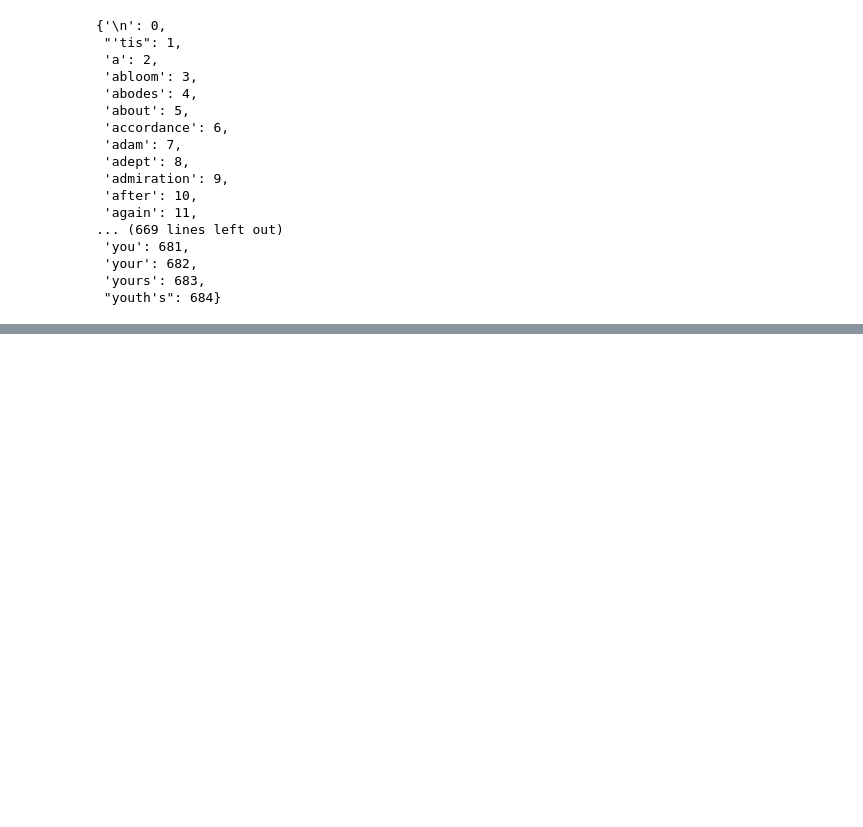
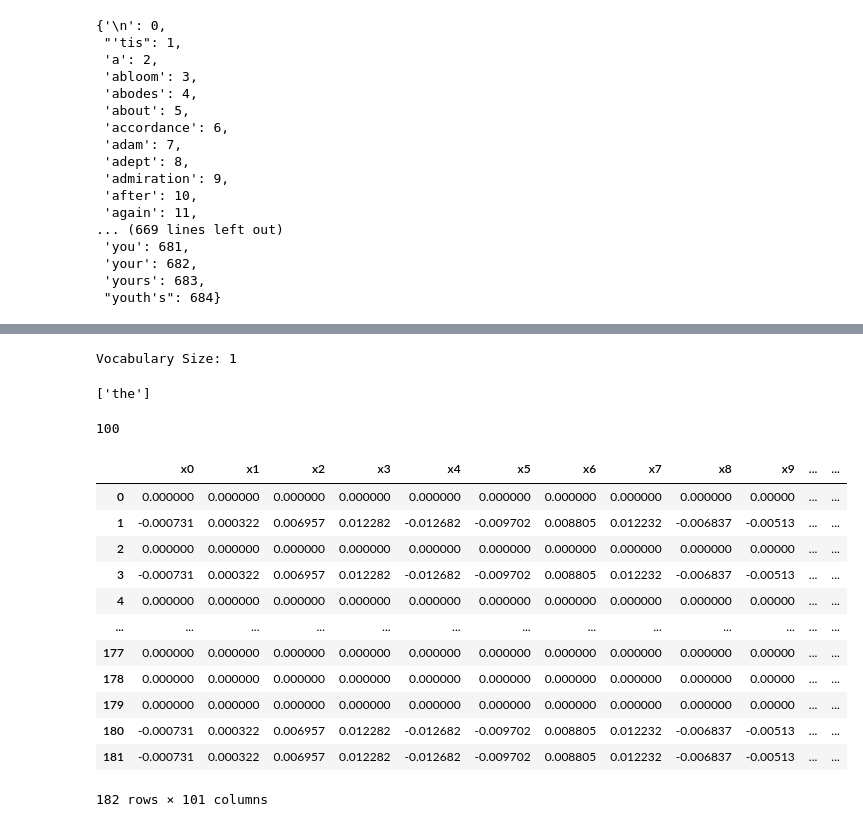
Before and after one commit to IrishMorales/sentiment-analysis, a Jupyter notebook: positive-generator.ipynb, the cells around one changed output, grey strips where cells are left out. Cells and saved outputs as stored; diff of their text form; code cells hidden in the pictures; blank space fills up the shorter version.

Commit message:
Create positive feature vectors

```diff
--- a/positive-generator.ipynb
+++ b/positive-generator.ipynb
@@ -536,0 +552,21 @@ df_text
+# %%
+vector_size = 100
+w2v_model = Word2Vec(text, vector_size=vector_size)
+# %%
+vocab = w2v_model.wv.index_to_key
+vocab_length = len(vocab)
+
+# Note: Low vocab size is because Word2Vec model isn't familiar with most of the words in our dataset
+# From https://radimrehurek.com/gensim/auto_examples/tutorials/run_word2vec.html
+print(f'Vocabulary Size: {format(vocab_length)}')
+# %% [output]
+Vocabulary Size: 1
+# %%
+vocab
+# %% [output]
+['the']
+# %%
+vectors = [w2v_model.wv[word] for word in vocab]
+len(vectors[0])
+# %% [output]
+100
@@ -536,0 +581,26 @@ df_text
+# %%
+features = []
+
+for sentence in sentences:
+    features.append(sentence_to_vector_averaging(sentence, w2v_model))
+# %%
+columns = [f'x{i}' for i in range(w2v_model.vector_size)]
+
+df_text = pd.DataFrame(features, columns=columns)
+# %%
+df_text['y'] = [1] * len(df_text)
+df_text
+# %% [output]
+|  | x0 | x1 | x2 | x3 | x4 | x5 | x6 | x7 | x8 | x9 | ... | ... |
+| 0 | 0.000000 | 0.000000 | 0.000000 | 0.000000 | 0.000000 | 0.000000 | 0.000000 | 0.000000 | 0.000000 | 0.00000 | ... | ... |
+| 1 | -0.000731 | 0.000322 | 0.006957 | 0.012282 | -0.012682 | -0.009702 | 0.008805 | 0.012232 | -0.006837 | -0.00513 | ... | ... |
+| 2 | 0.000000 | 0.000000 | 0.000000 | 0.000000 | 0.000000 | 0.000000 | 0.000000 | 0.000000 | 0.000000 | 0.00000 | ... | ... |
+| 3 | -0.000731 | 0.000322 | 0.006957 | 0.012282 | -0.012682 | -0.009702 | 0.008805 | 0.012232 | -0.006837 | -0.00513 | ... | ... |
+| 4 | 0.000000 | 0.000000 | 0.000000 | 0.000000 | 0.000000 | 0.000000 | 0.000000 | 0.000000 | 0.000000 | 0.00000 | ... | ... |
+| ... | ... | ... | ... | ... | ... | ... | ... | ... | ... | ... | ... | ... |
+| 177 | 0.000000 | 0.000000 | 0.000000 | 0.000000 | 0.000000 | 0.000000 | 0.000000 | 0.000000 | 0.000000 | 0.00000 | ... | ... |
+| 178 | 0.000000 | 0.000000 | 0.000000 | 0.000000 | 0.000000 | 0.000000 | 0.000000 | 0.000000 | 0.000000 | 0.00000 | ... | ... |
+| 179 | 0.000000 | 0.000000 | 0.000000 | 0.000000 | 0.000000 | 0.000000 | 0.000000 | 0.000000 | 0.000000 | 0.00000 | ... | ... |
+| 180 | -0.000731 | 0.000322 | 0.006957 | 0.012282 | -0.012682 | -0.009702 | 0.008805 | 0.012232 | -0.006837 | -0.00513 | ... | ... |
+| 181 | -0.000731 | 0.000322 | 0.006957 | 0.012282 | -0.012682 | -0.009702 | 0.008805 | 0.012232 | -0.006837 | -0.00513 | ... | ... |
+182 rows × 101 columns
```
Also changed, not shown: parts of 60 cells of this notebook, 3 other files.
